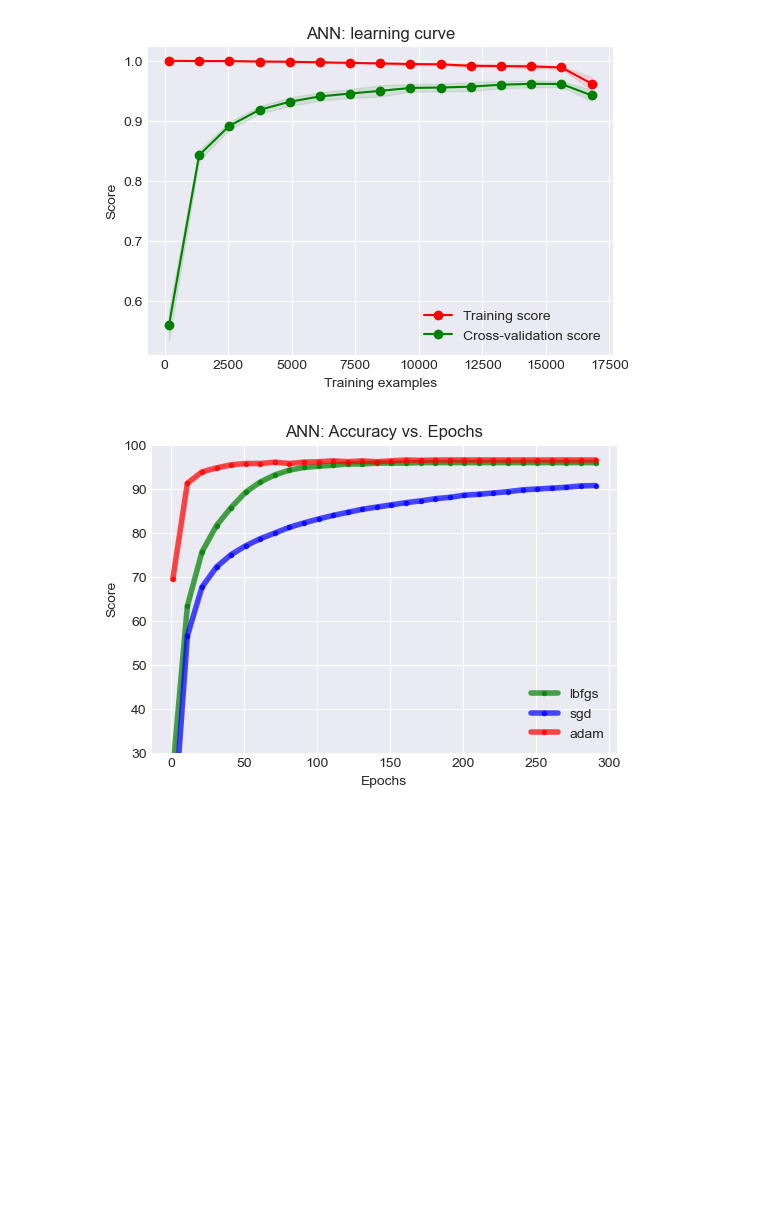
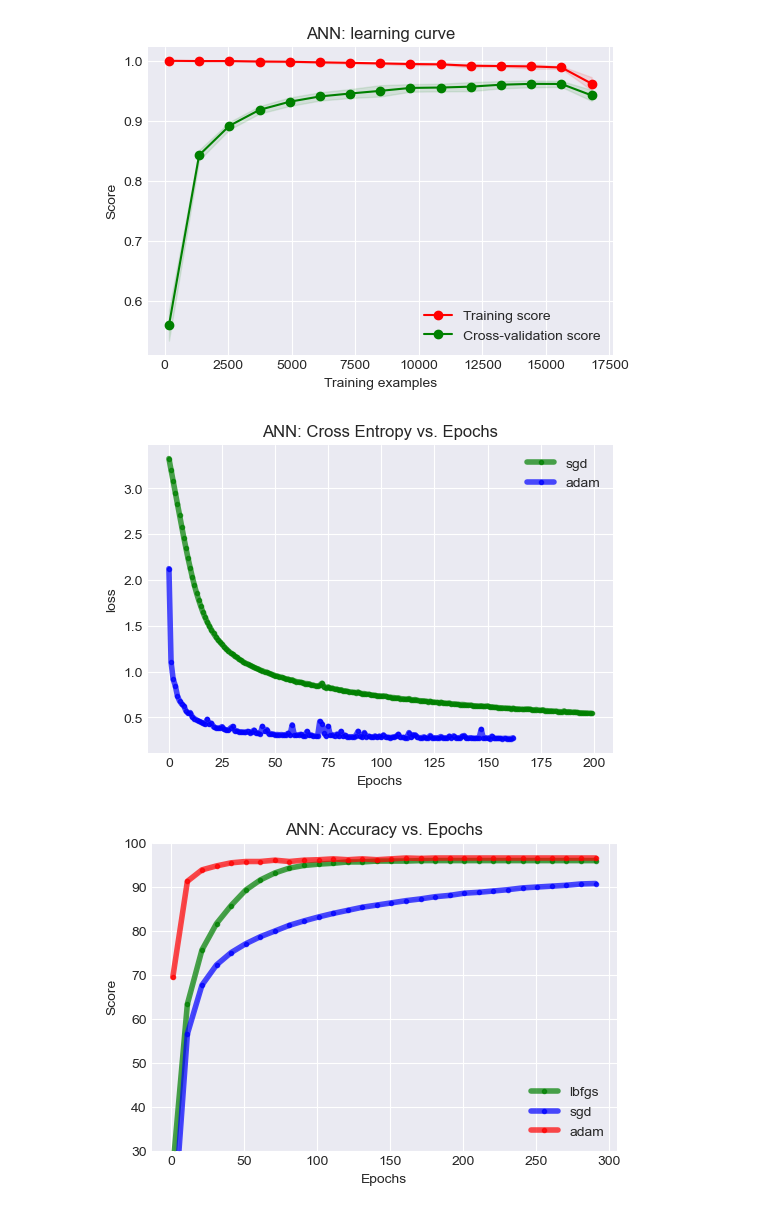
Before and after one commit to Alijafr/ML, a Jupyter notebook: assignment 1/code/letter.ipynb, the cells around one changed output. Drawn from its saved outputs; the diff is of its cells as text; code cells hidden in the pictures; blank space fills up the shorter version.

```diff
--- a/assignment 1/code/letter.ipynb
+++ b/assignment 1/code/letter.ipynb
@@ -372,6 +372,28 @@ plt.savefig(save_folder+ "ANN_learning_curve.pdf")
 plt.show()
 # %% [output]
 [figure]
+# %%
+solvers = ['sgd', 'adam']
+# mlp_train, mlp_test = np.zeros(len(iterations)), np.zeros(len(iterations))
+loss = []
+for i,solver in enumerate(solvers):
+    clf = MLPClassifier(solver=solver, alpha=0.1,learning_rate_init=1e-3,hidden_layer_sizes=(200,200 ),activation='relu', random_state=7)
+    clf.fit(X_train,y_train)
+    loss.append(clf.loss_curve_)
+# %%
+plt.figure(figsize=(6,4))
+plt.plot(loss[0], marker='.', color='green', linewidth=4, alpha=0.7, label="sgd")
+plt.plot(loss[1], marker='.', color='blue', linewidth=4, alpha=0.7, label="adam")
+
+plt.legend(loc='best')
+ax = plt.gca()
+plt.xlabel("Epochs")
+plt.ylabel("loss")
+plt.title("ANN: Cross Entropy vs. Epochs")
+# plt.show()
+plt.savefig(save_folder+ "ANN  loss vs. Epochs.pdf")
+# %% [output]
+[figure, added]
 # %%
 iterations = list(np.arange(1,300,10))
 solvers = ['lbfgs', 'sgd', 'adam']
```
Also changed, not shown: 26 other files.
